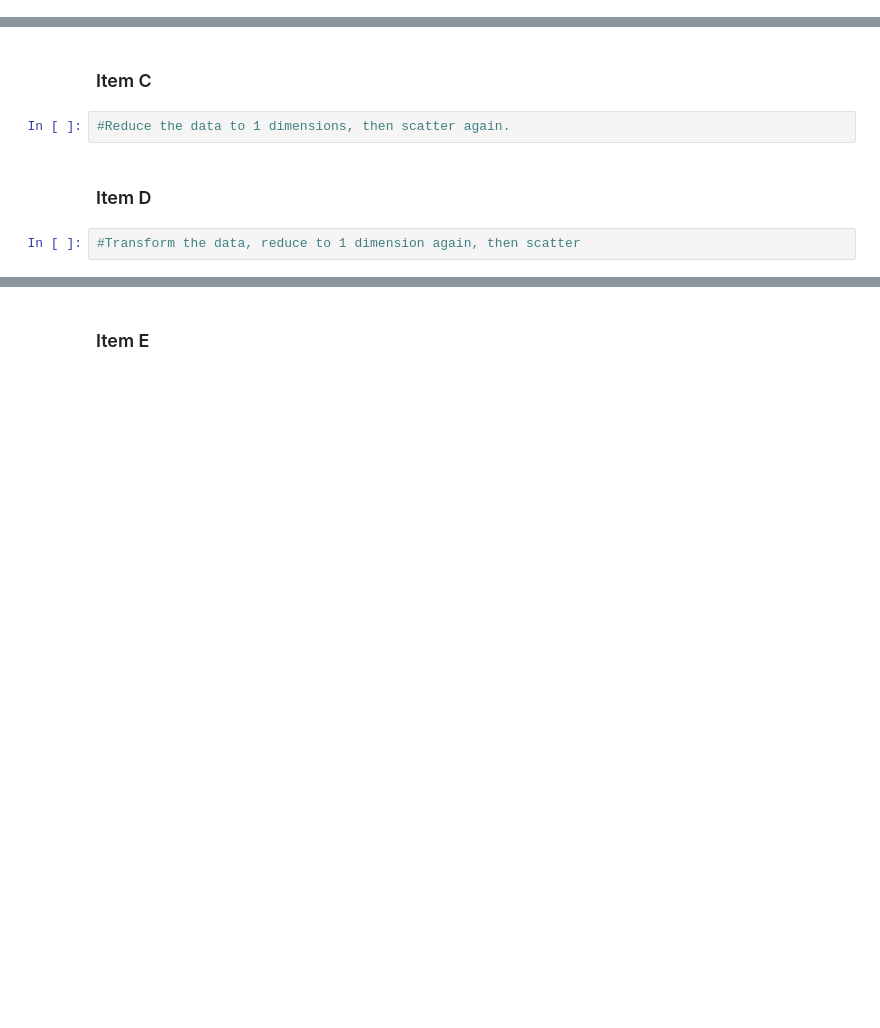
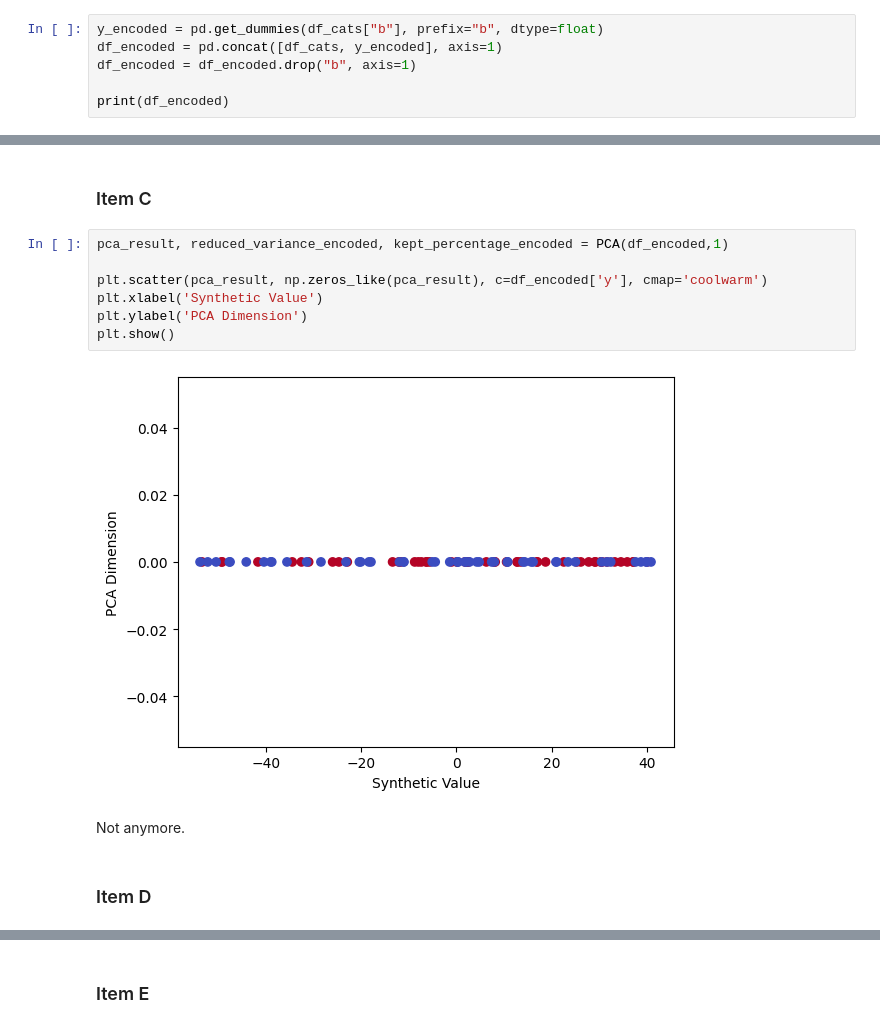
Before and after one commit to JuanJoseCifuentes/bi-sheet3, a Jupyter notebook: sheet4/Cifuentes-Cely-Perez_BISheet#4.ipynb, the cells around one changed output, grey strips where cells are left out. Saved outputs shown, nothing was run; the diff lists cells and outputs as text; blank space fills up the shorter version.

```diff
--- a/sheet4/Cifuentes-Cely-Perez_BISheet#4.ipynb
+++ b/sheet4/Cifuentes-Cely-Perez_BISheet#4.ipynb
@@ -232,0 +278,6 @@ df_cats = pd.read_csv("noisy_cats.csv")
+# %%
+y_encoded = pd.get_dummies(df_cats["b"], prefix="b", dtype=float)
+df_encoded = pd.concat([df_cats, y_encoded], axis=1)
+df_encoded = df_encoded.drop("b", axis=1)
+
+print(df_encoded)
@@ -237,8 +316,15 @@ df_cats = pd.read_csv("noisy_cats.csv")
 # %% [markdown]
 ### Item C
-# %%
-#Reduce the data to 1 dimensions, then scatter again.
+# %%
+pca_result, reduced_variance_encoded, kept_percentage_encoded = PCA(df_encoded,1)
+
+plt.scatter(pca_result, np.zeros_like(pca_result), c=df_encoded['y'], cmap='coolwarm')
+plt.xlabel('Synthetic Value')
+plt.ylabel('PCA Dimension')
+plt.show()
+# %% [output]
+[figure, added]
+# %% [markdown]
+Not anymore.
 # %% [markdown]
 ### Item D
-# %%
-#Transform the data, reduce to 1 dimension again, then scatter
```
Also changed, not shown: parts of 32 cells of this notebook, 1 other file.
